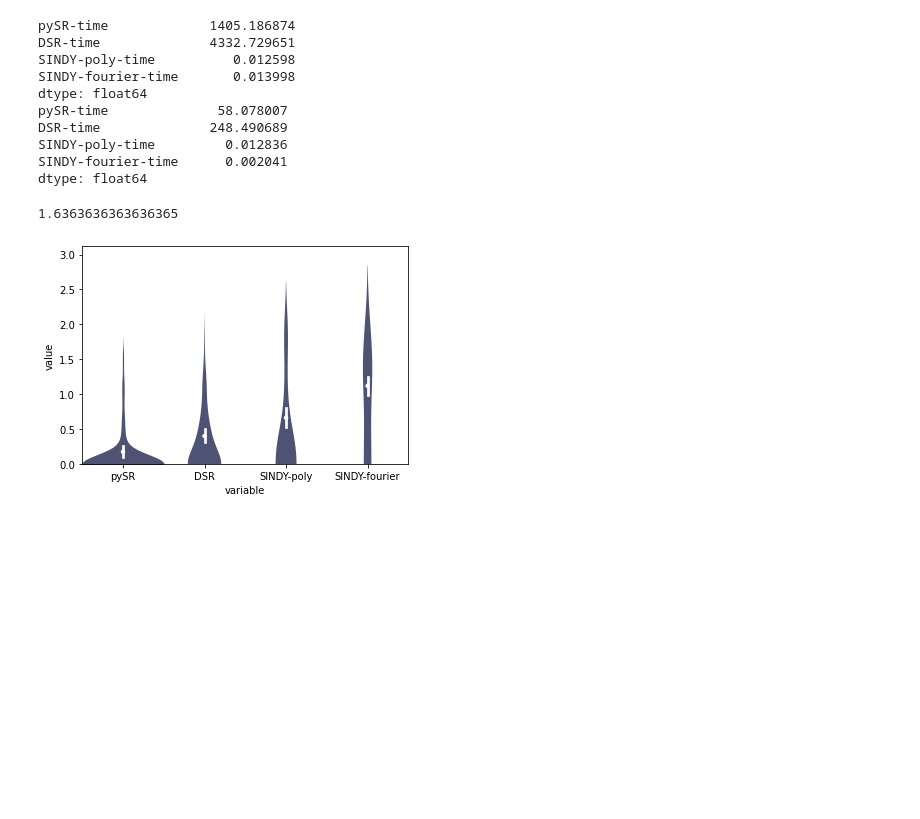
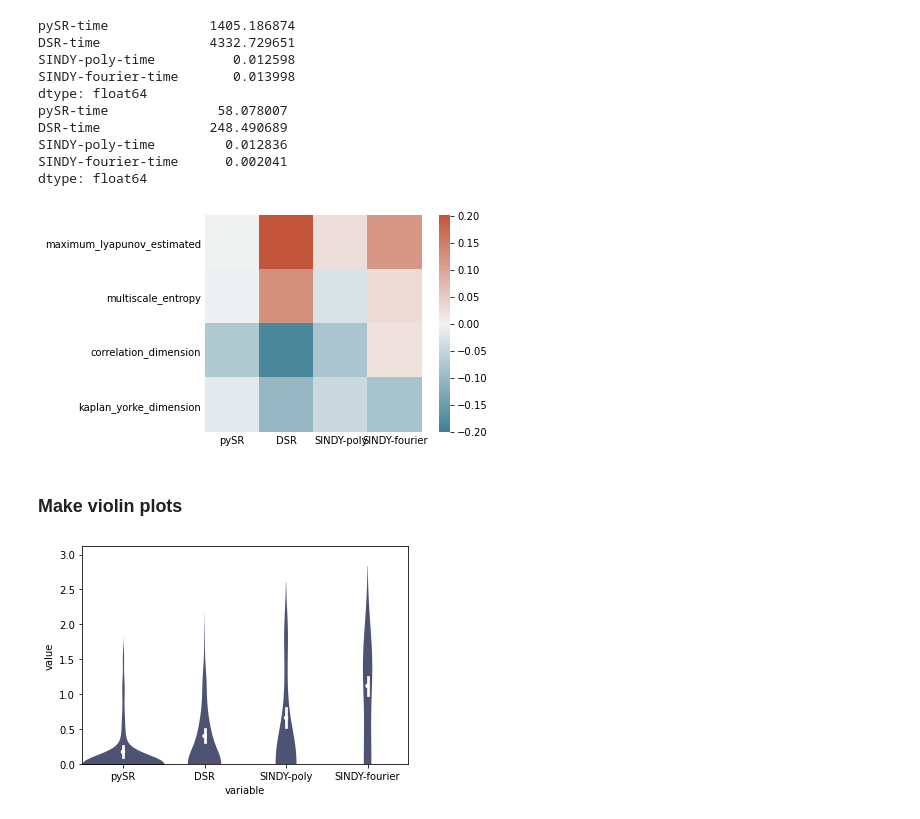
Before and after one commit to williamgilpin/dysts, a Jupyter notebook: benchmarks/symbolic_regression_benchmark.ipynb, the cells around one changed output. Drawn from its saved outputs; the diff is of its cells as text; code cells hidden in the pictures; blank space fills up the shorter version.

```diff
--- a/benchmarks/symbolic_regression_benchmark.ipynb
+++ b/benchmarks/symbolic_regression_benchmark.ipynb
@@ -32,12 +32,26 @@ sns.set_style()
 # %% [output]
 The autoreload extension is already loaded. To reload it, use:
   %reload_ext autoreload
+# %%
+import dysts.flows
+
+## Consider adding 'embedding_dimension' if it will fit
+attributes =  ['maximum_lyapunov_estimated', 'kaplan_yorke_dimension', 'multiscale_entropy', 'correlation_dimension']
+all_properties = dict()
+for equation_name in get_attractor_list():
+    eq = getattr(dysts.flows, equation_name)()
+    attr_vals = [getattr(eq, item, None) for item in attributes]
+
+    all_properties[equation_name] = dict(zip(attributes, attr_vals))
+
+all_properties = pd.DataFrame(all_properties).transpose().dropna()
 # %%
 # get data
 with open("results/symbolic_scores_sweep.json", "r") as file:
     data = json.load(file)
 
 data = pd.DataFrame(data).transpose()
+data_reduced = data[["pySR", "DSR", "SINDY-poly", "SINDY-fourier" ]]
 
 ## print timing information
 print(data[["pySR-time", "DSR-time", "SINDY-poly-time", "SINDY-fourier-time"]].median())
@@ -53,6 +67,22 @@ DSR-time              248.490689
 SINDY-poly-time         0.012836
 SINDY-fourier-time      0.002041
 dtype: float64
+# %%
+
+
+cross_corr = pd.concat([data_reduced , all_properties], axis=1, keys=['data_reduced', 'all_properties']).corr(method="spearman").loc['data_reduced', 'all_properties']
+math_sort_inds = np.argsort(np.max(cross_corr, axis=0))[::-1]
+
+vspan = np.max(np.abs(np.array(cross_corr)))
+ax = sns.heatmap(cross_corr.transpose().iloc[math_sort_inds, :], cmap=sns.diverging_palette(220, 20, as_cmap=True), vmin=-vspan, vmax=vspan)
+ax.set_aspect(1)
+ax.tick_params(axis='both', which='both', length=0)
+
+# dg.better_savefig("../private_writing/fig_resources/symbolic_metric_correlations.png", dpi=600)
+# %% [output]
+[figure, added]
+# %% [markdown]
+### Make violin plots
 # %%
 from sklearn.utils import check_arrays
 def mean_absolute_percentage_error(y_true, y_pred):
@@ -76,13 +106,6 @@ def mirror_df(df, mirror_val=0):
     return pd.concat([df, mirror_val - df])
 
 data_flip = mirror_df(data)
-# %%
-from sktime.performance_metrics.forecasting import mean_absolute_percentage_error
-
-
-mean_absolute_percentage_error([1], [10], symmetric=True)
-# %% [output]
-1.6363636363636365
 # %%
 
 
```
Also changed, not shown: parts of 18 cells of this notebook, 4 other files.
